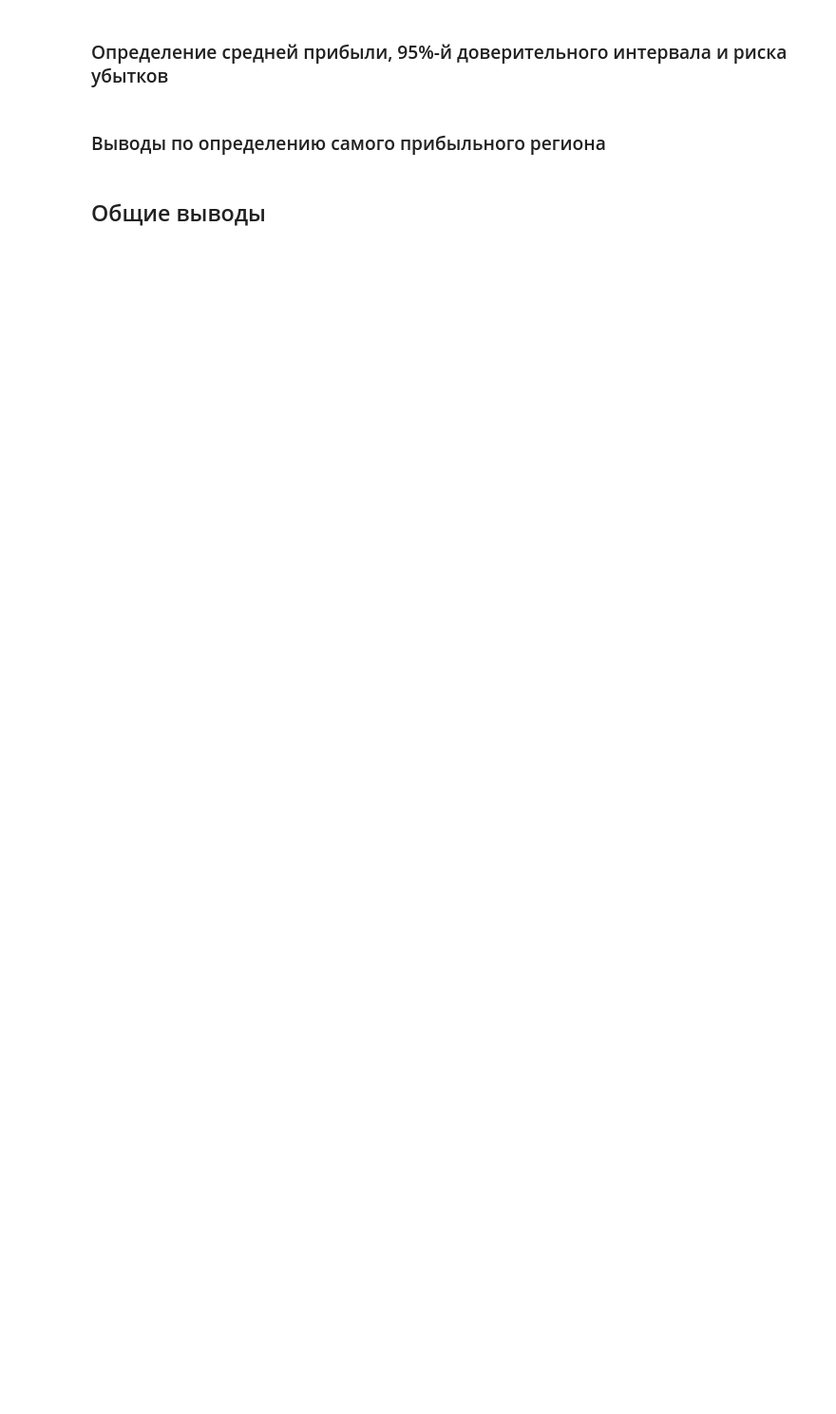
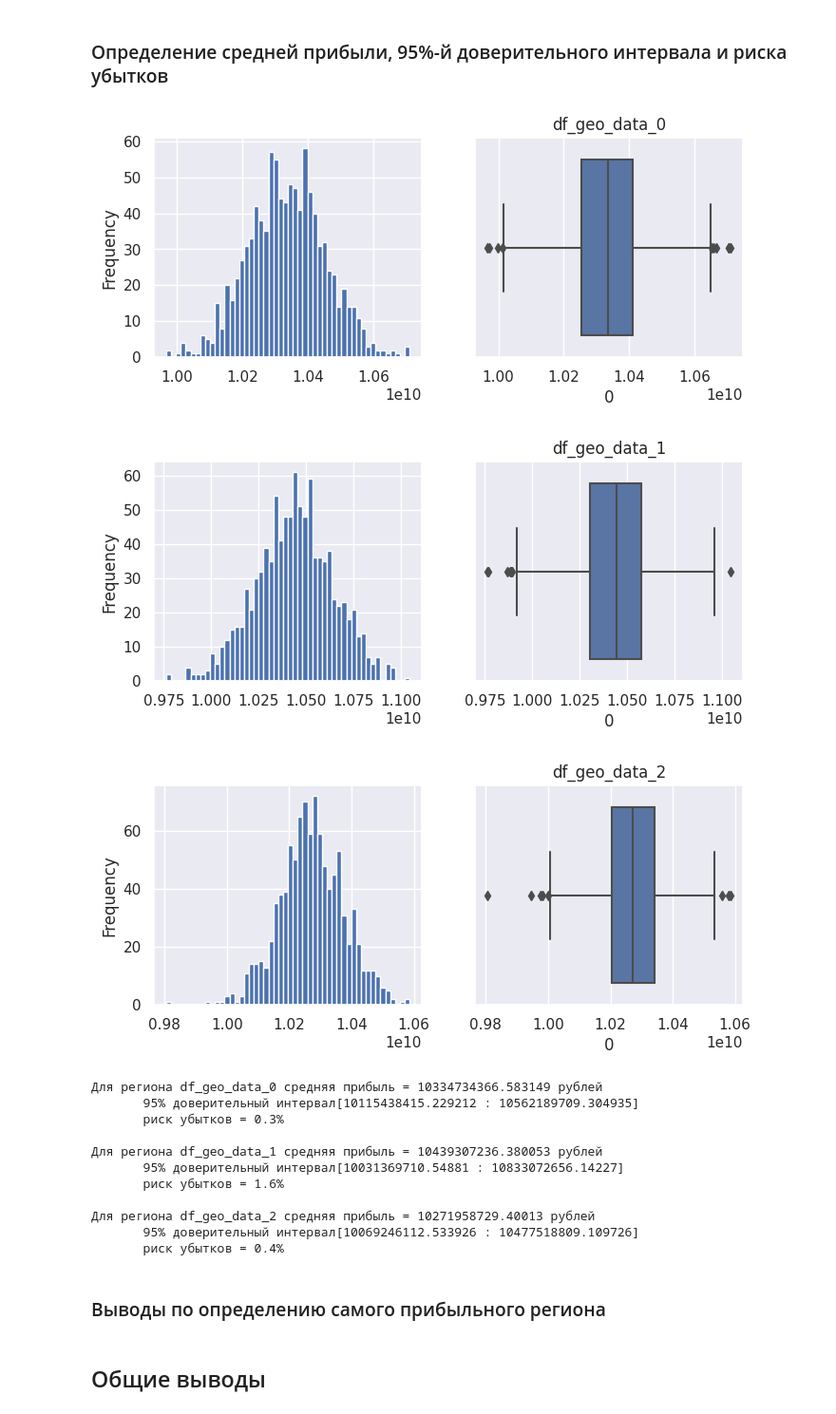
Before and after one commit to theotheo46/yap, a Jupyter notebook: notebooks/oil.ipynb, the cells around one changed output. Shown at 95% size. Drawn from its saved outputs; the diff is of its cells as text; code cells hidden in the pictures; blank space fills up the shorter version.

```diff
--- a/notebooks/oil.ipynb
+++ b/notebooks/oil.ipynb
@@ -37,13 +37,20 @@ from sklearn.tree import DecisionTreeClassifier, DecisionTreeRegressor
 from matplotlib.axes._axes import _log as matplotlib_axes_logger
 from phik import phik_matrix
 from phik.report import plot_correlation_matrix
+from sklearn.metrics import mean_squared_error
 import warnings
+from sklearn.svm import SVC, SVR
+
+matplotlib_axes_logger.setLevel('ERROR')
 warnings.simplefilter(action='ignore', category=FutureWarning)
 pd.set_option('max_colwidth', -1)
-from sklearn.svm import SVC, SVR
-matplotlib_axes_logger.setLevel('ERROR')
+
+BUDGET_FOR_REGION = 10000000000
+NUMBER_OF_PROF_POINTS = 200
+INCOME_FROM_POINT = 450000
 RANDOM_STATE = 42
 TEST_SIZE = 0.25
+
 sns.set()
 # %%
 df_geo_data_0 = pd.read_csv('https://code.s3.yandex.net/datasets/geo_data_0.csv')
@@ -295,4 +324,21 @@ show_pp_tuple_list(df_tuples_list)
+# %%
+def revenue(target):
+    target_sorted = target.sort_values(ascending=False)
+    target_sorted = target_sorted[:NUMBER_OF_PROF_POINTS]
+    return INCOME_FROM_POINT * target_sorted.sum()
 # %% [markdown]
 ## Рассчет рисков и прибыли для каждого региона
 # %% [markdown]
 ### Применение техники Bootstrap с 1000 выборок, чтобы найти распределение прибыли
+# %%
+state = np.random.RandomState(12345)
+
+revenue_map = {}
+for df_name, y_tuple in raw_map.items():
+    for i in range(1000):
+        target_subsample = pd.Series(y_tuple[1]).sample(n = 500, replace=True, random_state=state)
+        if df_name not in revenue_map.keys():
+            revenue_map[df_name] = []
+        revenue_map[df_name].append(revenue(target_subsample))
+
+print(revenue_map.keys())
@@ -299,5 +347,37 @@ show_pp_tuple_list(df_tuples_list)
 # %% [markdown]
 ### Определение средней прибыли, 95%-й доверительного интервала и риска убытков
+# %%
+revenue_map_series = {}
+for df_name, target_list in revenue_map.items():
+    revenue_map_series[df_name] = pd.DataFrame(target_list)
+
+plot_sub_plot_hist_boxplot(revenue_map_series)
+
+def inverse_quantile(df, treshold):
+    return df[df[0] < treshold][0].count() / df[0].count()
+
+for df_name, df in revenue_map_series.items():
+    print(f'Для региона {df_name} средняя прибыль = {df[0].mean()} рублей')
+    lower = df[0].quantile(0.025)
+    higher = df[0].quantile(0.975)
+    print(f'       95% доверительный интервал[{lower} : {higher}]')
+    print(f'       риск убытков = {inverse_quantile(df, BUDGET_FOR_REGION) * 100}%')
+    print()
+# %% [output]
+[figure, added]
+[figure, added]
+[figure, added]
+Для региона df_geo_data_0 средняя прибыль = 10334734366.583149 рублей
+       95% доверительный интервал[10115438415.229212 : 10562189709.304935]
+       риск убытков = 0.3%
+
+Для региона df_geo_data_1 средняя прибыль = 10439307236.380053 рублей
+       95% доверительный интервал[10031369710.54881 : 10833072656.14227]
+       риск убытков = 1.6%
+
+Для региона df_geo_data_2 средняя прибыль = 10271958729.40013 рублей
+       95% доверительный интервал[10069246112.533926 : 10477518809.109726]
+       риск убытков = 0.4%
 # %% [markdown]
 ### Выводы по определению самого прибыльного региона
 # %% [markdown]
```
Also changed, not shown: parts of 19 cells of this notebook.
